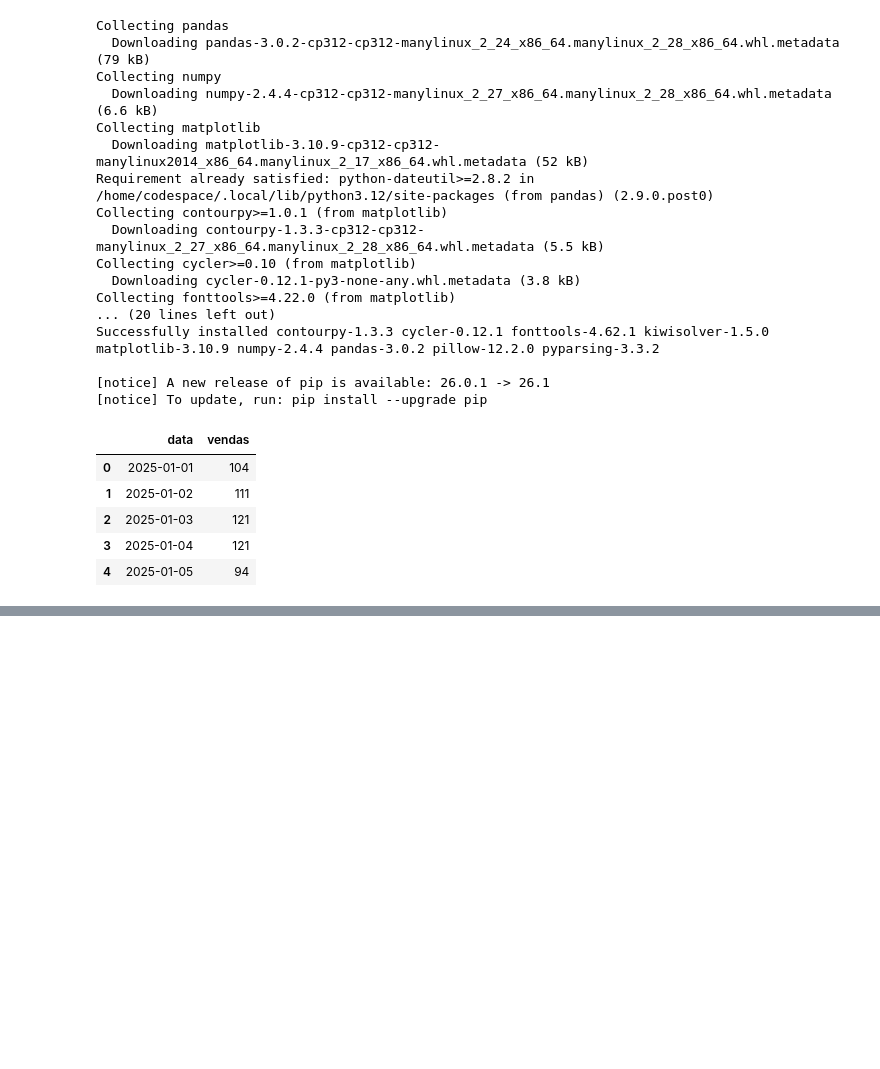
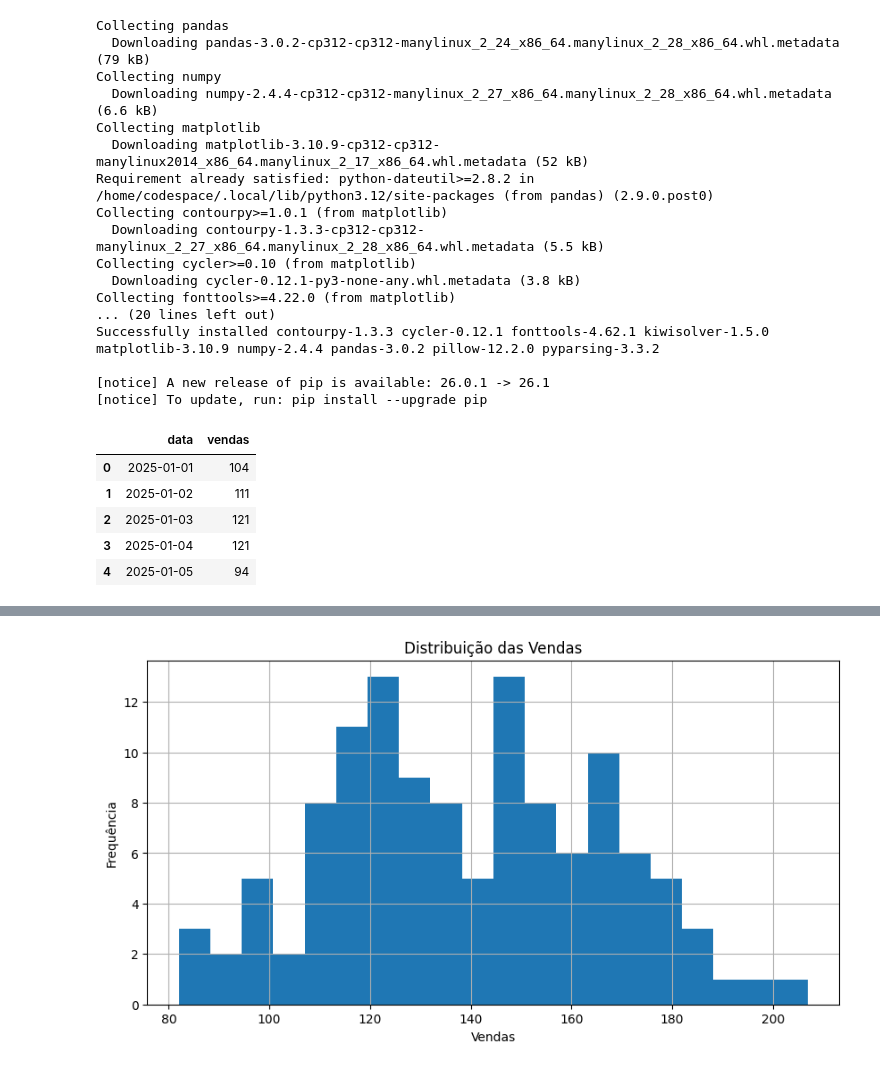
Before and after one commit to jairo-costa/Previsao_de_Demanda_de_Vendas_com_Analise_Exploratoria_e_Baseline, a Jupyter notebook: notebooks/01_previsão_demanda_vendas.ipynb, the cells around one changed output, grey strips where cells are left out. Cells and saved outputs as stored; diff of their text form; code cells hidden in the pictures; blank space fills up the shorter version.

```diff
--- a/notebooks/01_previsão_demanda_vendas.ipynb
+++ b/notebooks/01_previsão_demanda_vendas.ipynb
@@ -90,0 +122,2 @@ df.to_csv("../data/vendas_simuladas.csv", index=False)
+# %%
+df['media_movel'] = df['vendas'].rolling(window=7).mean()
@@ -90,0 +144,10 @@ df.to_csv("../data/vendas_simuladas.csv", index=False)
+# %%
+plt.figure(figsize=(10,5))
+plt.hist(df['vendas'], bins=20)
+plt.title('Distribuição das Vendas')
+plt.xlabel('Vendas')
+plt.ylabel('Frequência')
+plt.grid()
+plt.show()
+# %% [output]
+[figure, added]
```
Also changed, not shown: parts of 14 cells of this notebook, 2 other files.
